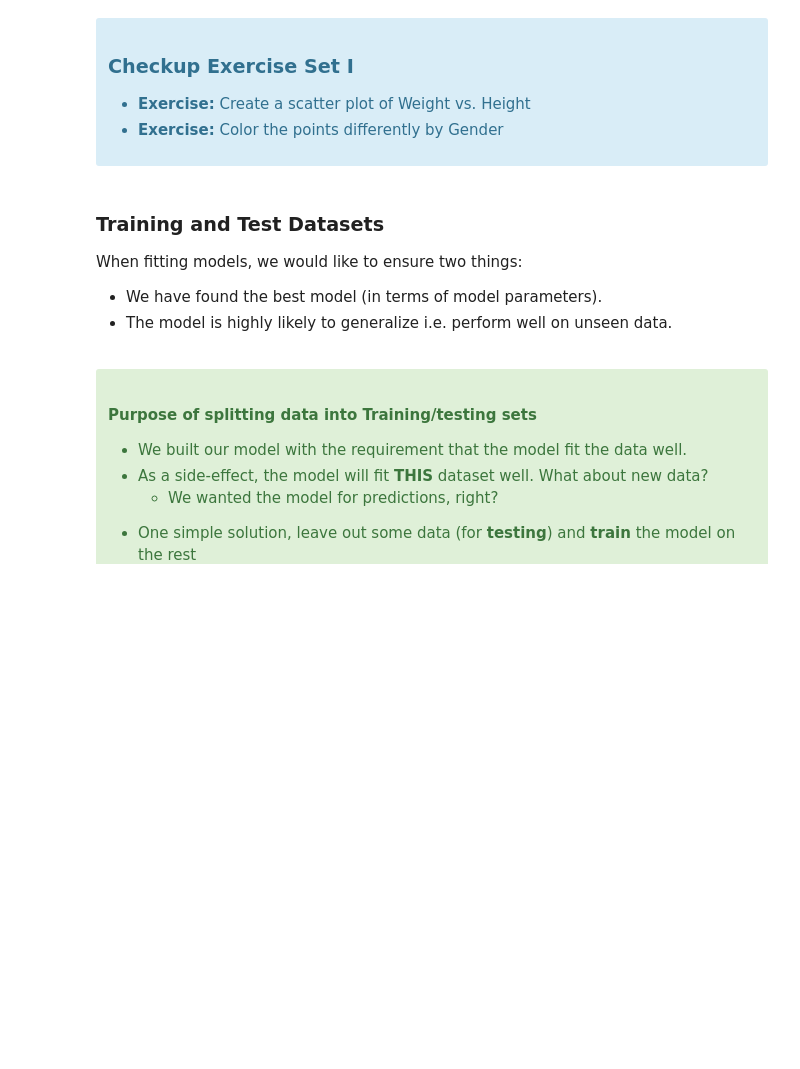
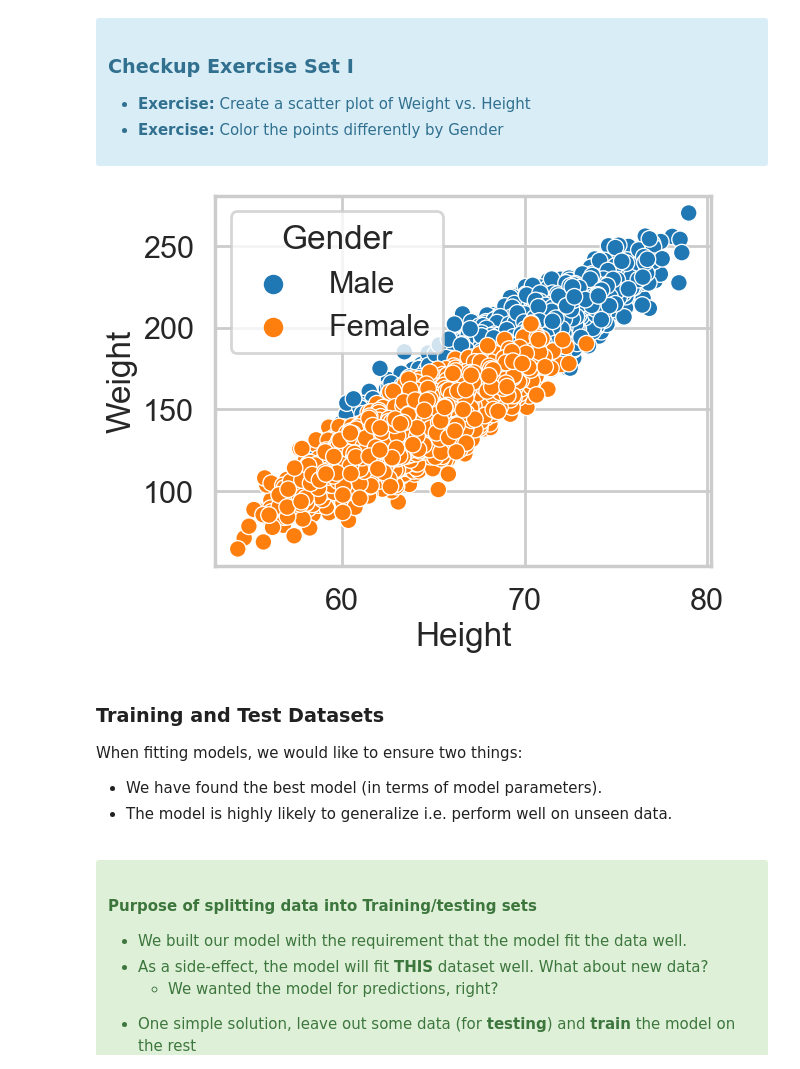
Before and after one commit to kwcode2016/mec-12.4.2-logistic-regression-mini-project, a Jupyter notebook: Mini_Project_Logistic_Regression.ipynb, the cells around one changed output. Drawn from its saved outputs; the diff is of its cells as text; code cells hidden in the pictures; blank space fills up the shorter version.

```diff
--- a/Mini_Project_Logistic_Regression.ipynb
+++ b/Mini_Project_Logistic_Regression.ipynb
@@ -125,3 +123,9 @@ with the "response" or "label" $y$ as a plain array of 0s and 1s for binary clas
+# %%
+# your turn
+ax = sns.scatterplot(dflog.Height, dflog.Weight, hue = dflog.Gender)
+plt.show()
+# %% [output]
+[figure, added]
 # %% [markdown]
 ### Training and Test Datasets
 
```
Also changed, not shown: parts of 11 cells of this notebook.
